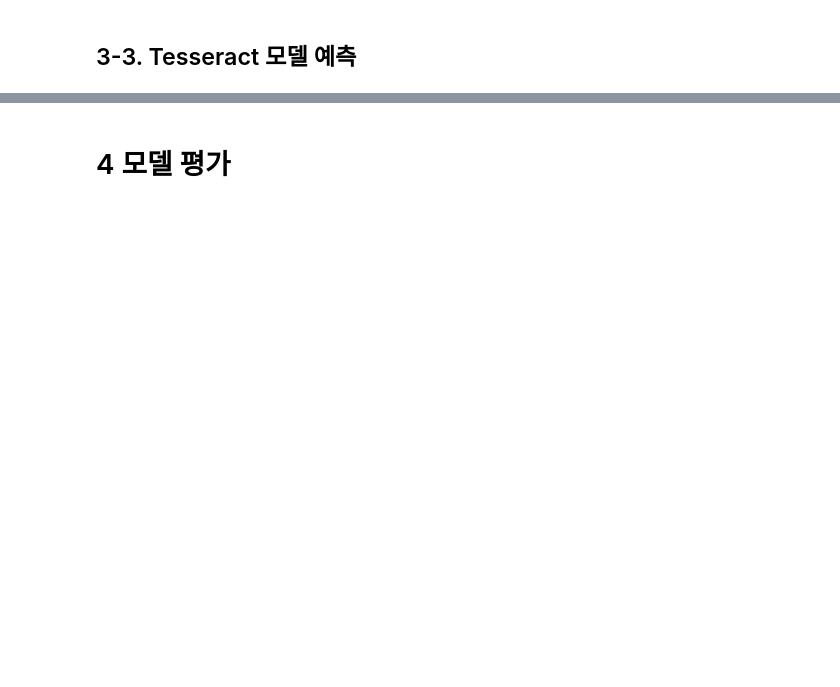
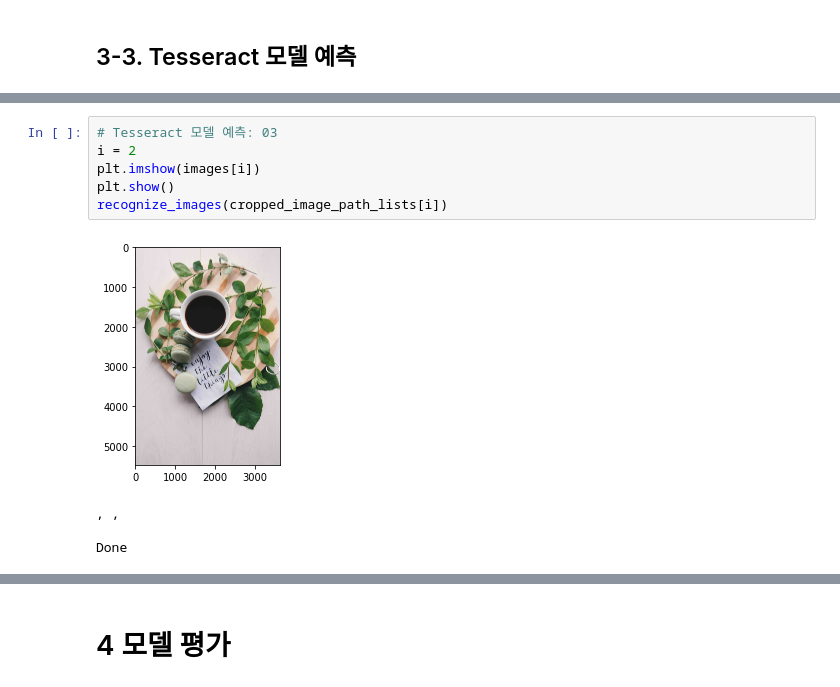
Before and after one commit to twelvesense/first-repository, a Jupyter notebook: ExplNode12.ipynb, the cells around one changed output, grey strips where cells are left out. Drawn from its saved outputs; the diff is of its cells as text; blank space fills up the shorter version.

```diff
--- a/ExplNode12.ipynb
+++ b/ExplNode12.ipynb
@@ -594,0 +610,11 @@ Done
+# %%
+# Tesseract 모델 예측: 03
+i = 2
+plt.imshow(images[i])
+plt.show()
+recognize_images(cropped_image_path_lists[i])
+# %% [output]
+[figure, added]
+, ,
+
+Done
```
Also changed, not shown: parts of 64 cells of this notebook.
